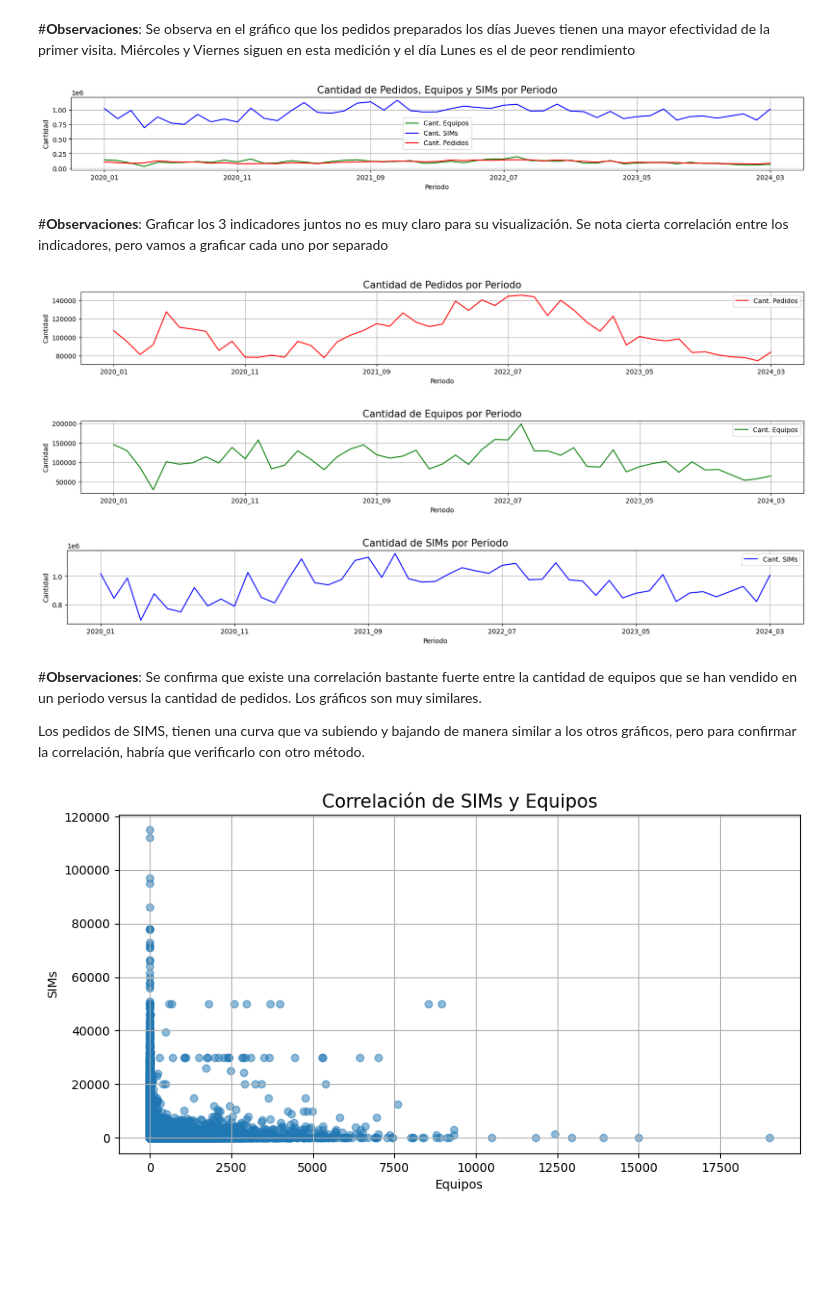
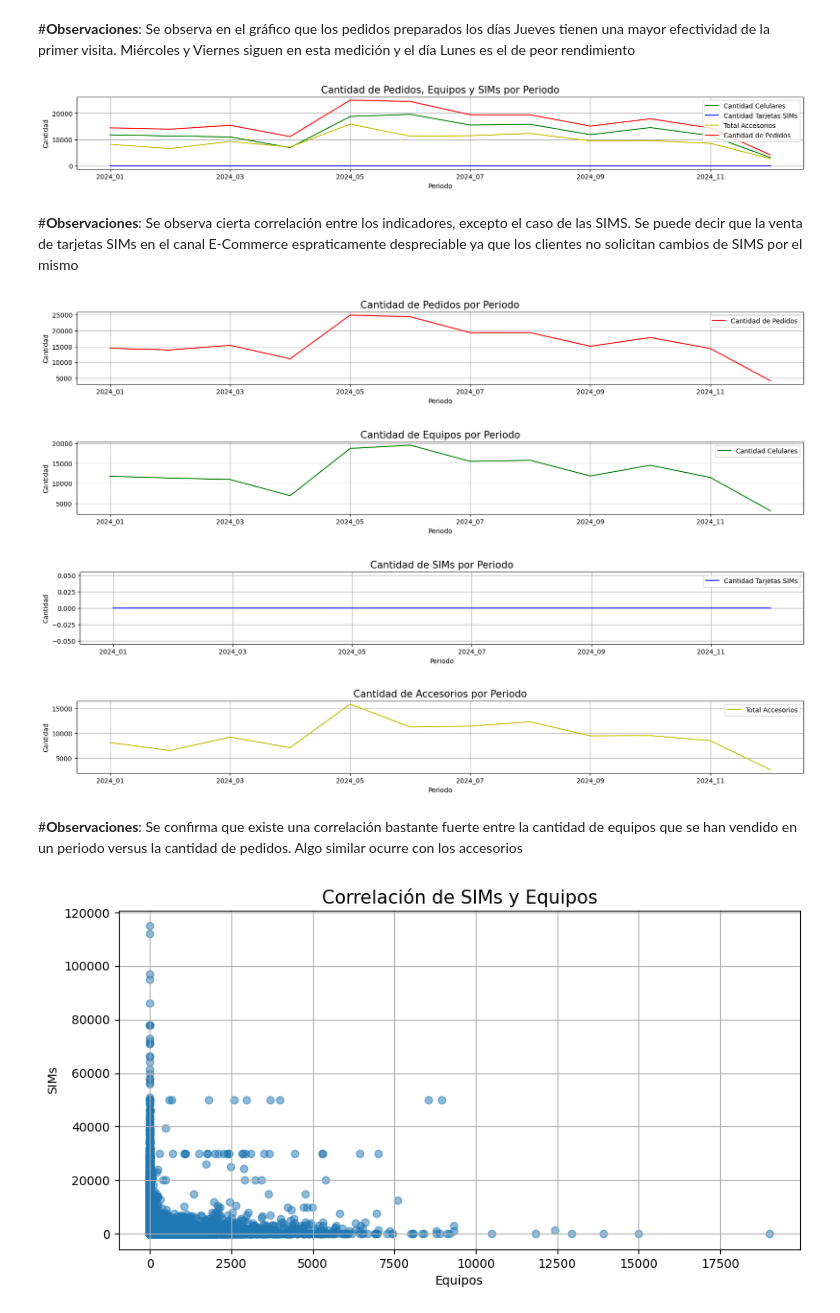
Before and after one commit to Leonardo-rodcas/Proyecto-DS-61190-E-Commerce, a Jupyter notebook: ProyectoDS_Rodriguez_Castillo_Leonardo.ipynb, the cells around one changed output. Cells and saved outputs as stored; diff of their text form; code cells hidden in the pictures; blank space fills up the shorter version.

```diff
--- a/ProyectoDS_Rodriguez_Castillo_Leonardo.ipynb
+++ b/ProyectoDS_Rodriguez_Castillo_Leonardo.ipynb
@@ -170,7 +170,8 @@ df_2024_Sem_2 = pd.read_excel(URL2)
 # %%
 #Concatenamos ambos Dataframes
 frames = [df_2024_Sem_1, df_2024_Sem_2]
-df = pd.concat(frames)
+df_concat = pd.concat(frames)
+df_concat = df_concat.set_index('Entrega')
 # %%
 #Creamos Dataframe Auxiliar con datos de Provicias
 URL3 = 'https://infra.datos.gob.ar/georef/provincias.json'
@@ -233,4 +220,5 @@ df_prueba = pd.merge(df, df_prov, on = "Id Provincia")
 # %%
-#Mostramos primeros resultados del Dataset Principal
-df.head(4)
+#Mostramos el final del Dataset Principal
+df = df_concat
+df
 # %% [output]
@@ -489,66 +484,78 @@ Text(0.5, 0, 'Día de la Semana')
 Se observa en el gráfico que los pedidos preparados los días Jueves tienen una mayor efectividad de la primer visita. Miércoles y Viernes siguen en esta medición y el día Lunes es el de peor rendimiento
 # %%
 # Gráfico de Líneas de Cantidad de Equipos por Período
-df_celulares = pd.DataFrame({'Periodo':df_pedidos.Periodo,'Cant. Equipos': df_pedidos.Cant_Celulares})
-df_agrup_periodoCEL = df_celulares.groupby('Periodo').sum()
+df_celulares = df.groupby('Periodo')['Cantidad Celulares'].sum()
+
 # Gráfico de Líneas de Cantidad de SIMs por Período
-df_sims = pd.DataFrame({'Periodo':df_pedidos.Periodo,'Cant. SIMs': df_pedidos.Cant_Tarjetas_SIMs})
-df_agrup_periodoSIMS = df_sims.groupby('Periodo').sum()
+df_sims = df.groupby('Periodo')['Cantidad Tarjetas SIMs'].sum()
+
+# Gráfico de Líneas de Cantidad de Accesorios por Período
+df_acc = df.groupby('Periodo')[['Cantidad Accesorios','Cantidad Accesorios IOT']].sum()
+df_acc['Total Accesorios']= df_acc['Cantidad Accesorios'] + df_acc['Cantidad Accesorios IOT']
+
 # Gráfico de Líneas de Cantidad de Pedidos por Período
-df_cant_pedidos = pd.DataFrame({'Periodo':df_pedidos.Periodo,'Cant. Pedidos': df_pedidos.Cantidad_de_Pedidos})
-df_agrup_cant_pedidos = df_cant_pedidos.groupby('Periodo').sum()
+df_cant_pedidos = df.groupby('Periodo')['Cantidad de Pedidos'].sum()
 
 fig, ax = plt.subplots(figsize=(20,2))
 ax.set_title('Cantidad de Pedidos, Equipos y SIMs por Periodo', fontsize=15)
 ax.set_ylabel('Cantidad', fontsize=10)
 ax.set_xlabel('Periodo', fontsize=10)
-df_agrup_periodoCEL['Cant. Equipos'].plot(kind='line',color='g')
-df_agrup_periodoSIMS['Cant. SIMs'].plot(kind='line',color='b')
-df_agrup_cant_pedidos['Cant. Pedidos'].plot(kind='line',color='r')
+df_celulares.plot(kind='line',color='g')
+df_sims.plot(kind='line',color='b')
+df_acc['Total Accesorios'].plot(kind='line',color='y')
+df_cant_pedidos.plot(kind='line',color='r')
 ax.legend()
 ax.grid()
 # %% [output]
-[figure, old version]
+[figure, new version]
-# %% [markdown]
-#**Observaciones**:
-Graficar los 3 indicadores juntos no es muy claro para su visualización. Se nota cierta correlación entre los indicadores, pero vamos a graficar cada uno por separado
+# %% [markdown]
+#**Observaciones**:
+Se observa cierta correlación entre los indicadores, excepto el caso de las SIMS. Se puede decir que la venta de tarjetas SIMs en el canal E-Commerce espraticamente despreciable ya que los clientes no solicitan cambios de SIMS por el mismo
 # %%
 #Cantidad de Pedidos por Periodo
 fig, ax = plt.subplots(figsize=(20,2))
 ax.set_title('Cantidad de Pedidos por Periodo', fontsize=15)
 ax.set_ylabel('Cantidad', fontsize=10)
 ax.set_xlabel('Periodo', fontsize=10)
-df_agrup_cant_pedidos['Cant. Pedidos'].plot(kind='line',color='r')
+df_cant_pedidos.plot(kind='line',color='r')
 ax.legend()
 ax.grid()
 # %% [output]
-[figure, old version]
+[figure, new version]
 # %%
 # Cantidad de Equipos por Período
 fig, ax = plt.subplots(figsize=(20,2))
 ax.set_title('Cantidad de Equipos por Periodo', fontsize=15)
 ax.set_ylabel('Cantidad', fontsize=10)
 ax.set_xlabel('Periodo', fontsize=10)
-df_agrup_periodoCEL['Cant. Equipos'].plot(kind='line',color='g')
+df_celulares.plot(kind='line',color='g')
 ax.legend()
 ax.grid()
 # %% [output]
-[figure, old version]
+[figure, new version]
 # %%
 fig, ax = plt.subplots(figsize=(20,2))
 ax.set_title('Cantidad de SIMs por Periodo', fontsize=15)
 ax.set_ylabel('Cantidad', fontsize=10)
 ax.set_xlabel('Periodo', fontsize=10)
-df_agrup_periodoSIMS['Cant. SIMs'].plot(kind='line',color='b')
+df_sims.plot(kind='line',color='b')
 ax.legend()
 ax.grid()
 # %% [output]
-[figure, old version]
+[figure, new version]
+# %%
+fig, ax = plt.subplots(figsize=(20,2))
+ax.set_title('Cantidad de Accesorios por Periodo', fontsize=15)
+ax.set_ylabel('Cantidad', fontsize=10)
+ax.set_xlabel('Periodo', fontsize=10)
+df_acc['Total Accesorios'].plot(kind='line',color='y')
+ax.legend()
+ax.grid()
+# %% [output]
+[figure, added]
 # %% [markdown]
 #**Observaciones**:
-Se confirma que existe una correlación bastante fuerte entre la cantidad de equipos que se han vendido en un periodo versus la cantidad de pedidos. Los gráficos son muy similares.
-
-Los pedidos de SIMS, tienen una curva que va subiendo y bajando de manera similar a los otros gráficos, pero para confirmar la correlación, habría que verificarlo con otro método.
+Se confirma que existe una correlación bastante fuerte entre la cantidad de equipos que se han vendido en un periodo versus la cantidad de pedidos. Algo similar ocurre con los accesorios
 # %%
 #Correlación entre la Cantidad de Equipos y la Cantidad de SIMs
 fig, ax = plt.subplots(figsize=(10,5))
```
Also changed, not shown: parts of 12 cells of this notebook.
